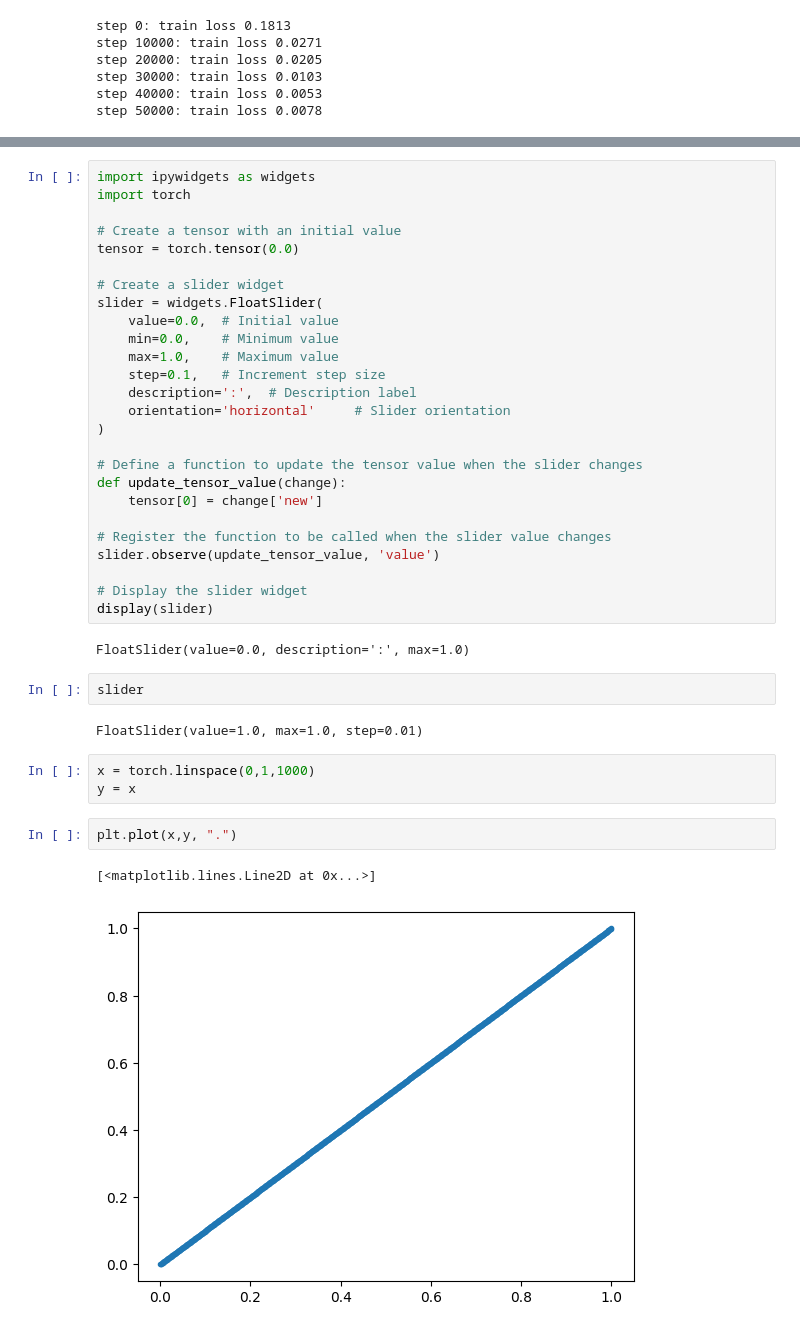
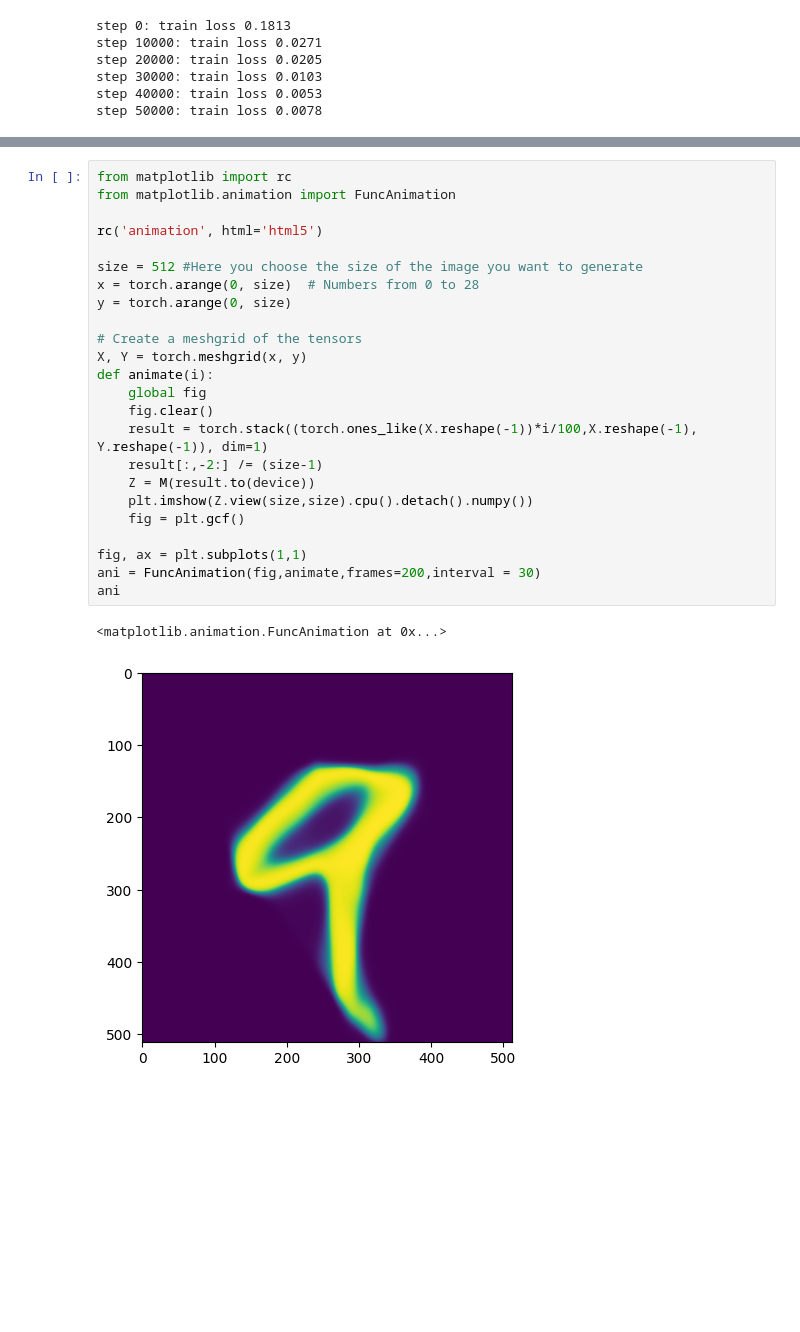
Before and after one commit to PastryDoll/Upsampler, a Jupyter notebook: upsampler.ipynb, the cells around one changed output, grey strips where cells are left out. Drawn from its saved outputs; the diff is of its cells as text; blank space fills up the shorter version.

```diff
--- a/upsampler.ipynb
+++ b/upsampler.ipynb
@@ -235,40 +196,27 @@ ModuleNotFoundError: No module named 'ipywidgets'
-# %%
-import ipywidgets as widgets
-import torch
-
-# Create a tensor with an initial value
-tensor = torch.tensor(0.0)
-
-# Create a slider widget
-slider = widgets.FloatSlider(
-    value=0.0,  # Initial value
-    min=0.0,    # Minimum value
-    max=1.0,    # Maximum value
-    step=0.1,   # Increment step size
-    description=':',  # Description label
-    orientation='horizontal'     # Slider orientation
-)
-
-# Define a function to update the tensor value when the slider changes
-def update_tensor_value(change):
-    tensor[0] = change['new']
-
-# Register the function to be called when the slider value changes
-slider.observe(update_tensor_value, 'value')
-
-# Display the slider widget
-display(slider)
-# %% [output]
-FloatSlider(value=0.0, description=':', max=1.0)
-# %%
-slider
-# %% [output]
-FloatSlider(value=1.0, max=1.0, step=0.01)
-# %%
-x = torch.linspace(0,1,1000)
-y = x
-# %%
-plt.plot(x,y, ".")
-# %% [output]
-[<matplotlib.lines.Line2D at 0x...>]
-[figure, removed]
+# %%
+from matplotlib import rc
+from matplotlib.animation import FuncAnimation
+
+rc('animation', html='html5')
+
+size = 512 #Here you choose the size of the image you want to generate
+x = torch.arange(0, size)  # Numbers from 0 to 28
+y = torch.arange(0, size)
+
+# Create a meshgrid of the tensors
+X, Y = torch.meshgrid(x, y)
+def animate(i):
+    global fig
+    fig.clear()
+    result = torch.stack((torch.ones_like(X.reshape(-1))*i/100,X.reshape(-1), Y.reshape(-1)), dim=1)
+    result[:,-2:] /= (size-1)
+    Z = M(result.to(device))
+    plt.imshow(Z.view(size,size).cpu().detach().numpy())
+    fig = plt.gcf()
+
+fig, ax = plt.subplots(1,1)
+ani = FuncAnimation(fig,animate,frames=200,interval = 30)
+ani
+# %% [output]
+<matplotlib.animation.FuncAnimation at 0x...>
+[figure, added]
```
Also changed, not shown: parts of 3 cells of this notebook.
